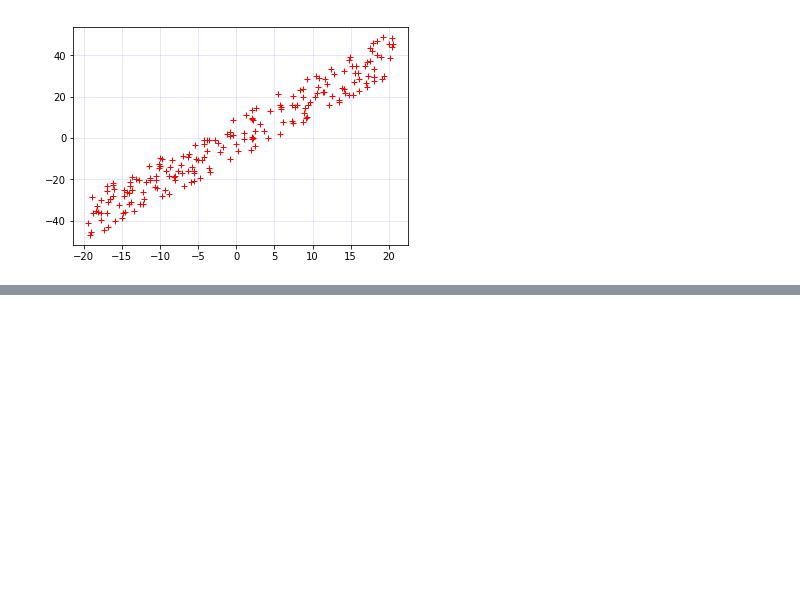
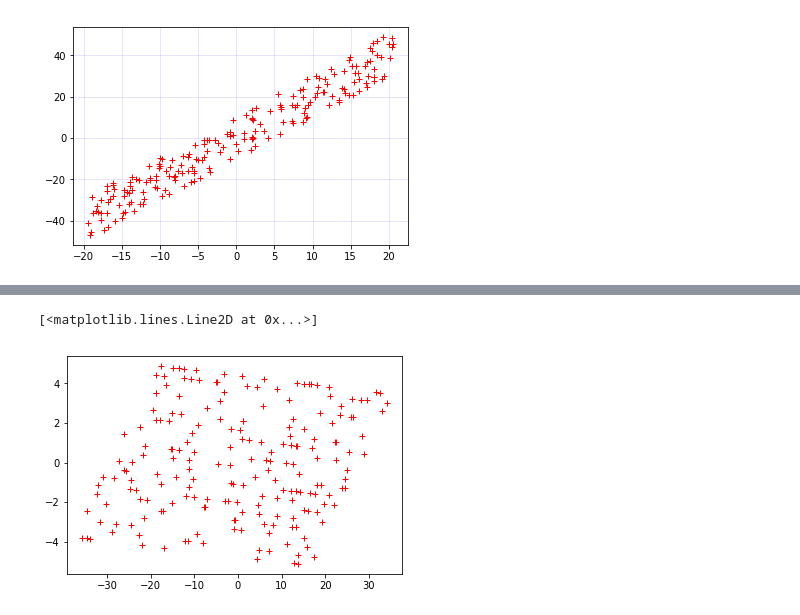
Before and after one commit to DomGeoT/PrincipleComponetAnalysisJUPYTER, a Jupyter notebook: Principle Component Analysis.ipynb, the cells around one changed output, grey strips where cells are left out. Cells and saved outputs as stored; diff of their text form; code cells hidden in the pictures; blank space fills up the shorter version.

```diff
--- a/Principle Component Analysis.ipynb
+++ b/Principle Component Analysis.ipynb
@@ -136,0 +161,8 @@ plt.plot(newRep[0], newRep[1], "r+")
+# %%
+w = pca(data, 2, blackBoxLargestEigenVector)
+
+xNew = multiplyDataFrames(centredData, w)
+plt.plot(xNew[0], xNew[1], "r+")
+# %% [output]
+[<matplotlib.lines.Line2D at 0x...>]
+[figure, added]
```
Also changed, not shown: parts of 12 cells of this notebook.
